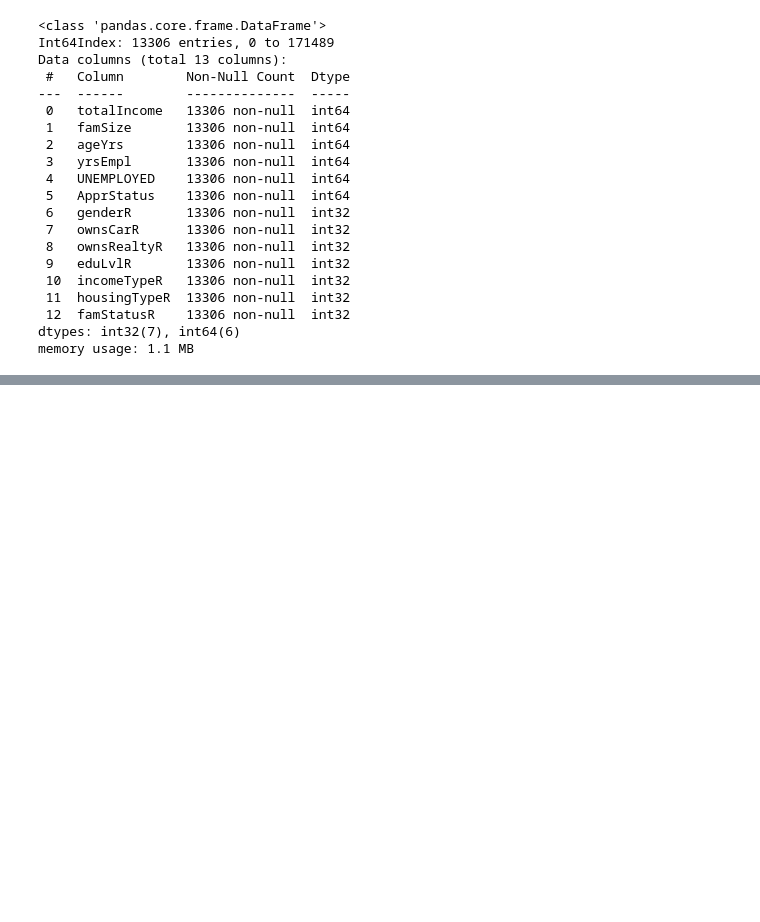
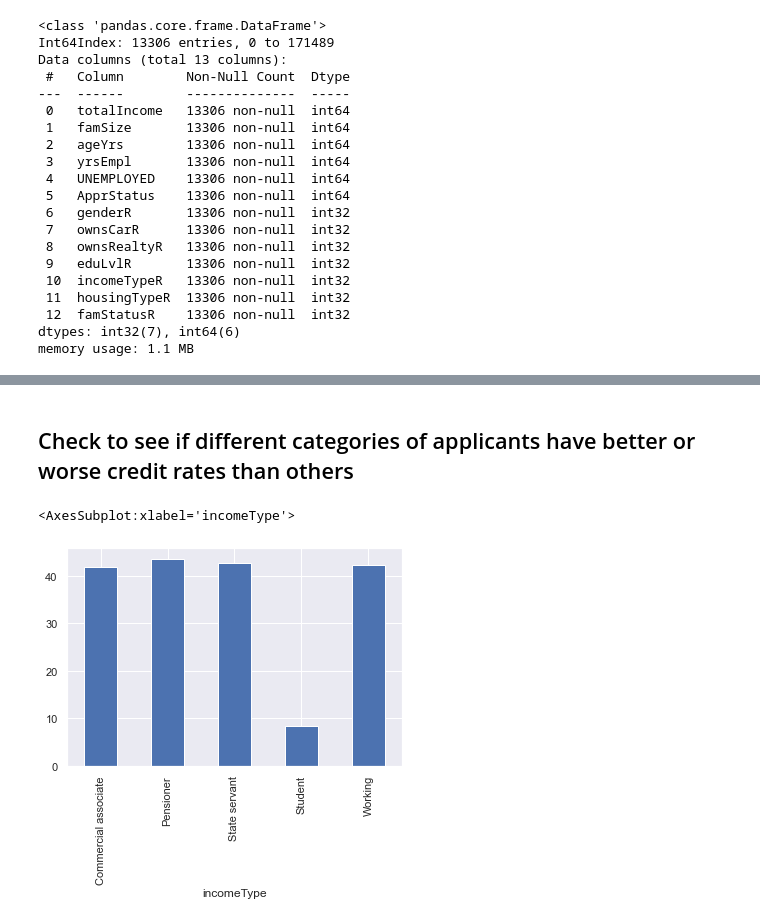
Before and after one commit to dezgarci/Final-Project, a Jupyter notebook: Notebooks/Wk3Explore.ipynb, the cells around one changed output, grey strips where cells are left out. Cells and saved outputs as stored; diff of their text form; code cells hidden in the pictures; blank space fills up the shorter version.

```diff
--- a/Notebooks/Wk3Explore.ipynb
+++ b/Notebooks/Wk3Explore.ipynb
@@ -604,0 +602,2 @@ KeyError: 'ownsCar'
+# %%
+rate = pd.read_csv('../Data/Rate.csv')
@@ -604,0 +613,8 @@ KeyError: 'ownsCar'
+# %% [markdown]
+## Check to see if different categories of applicants have better or worse credit rates than others
+# %%
+# Income Type
+rate.groupby('incomeType')['rate'].mean().plot(kind = 'bar')
+# %% [output]
+<AxesSubplot:xlabel='incomeType'>
+[figure, added]
```
Also changed, not shown: parts of 12 cells of this notebook, 11 other files.
